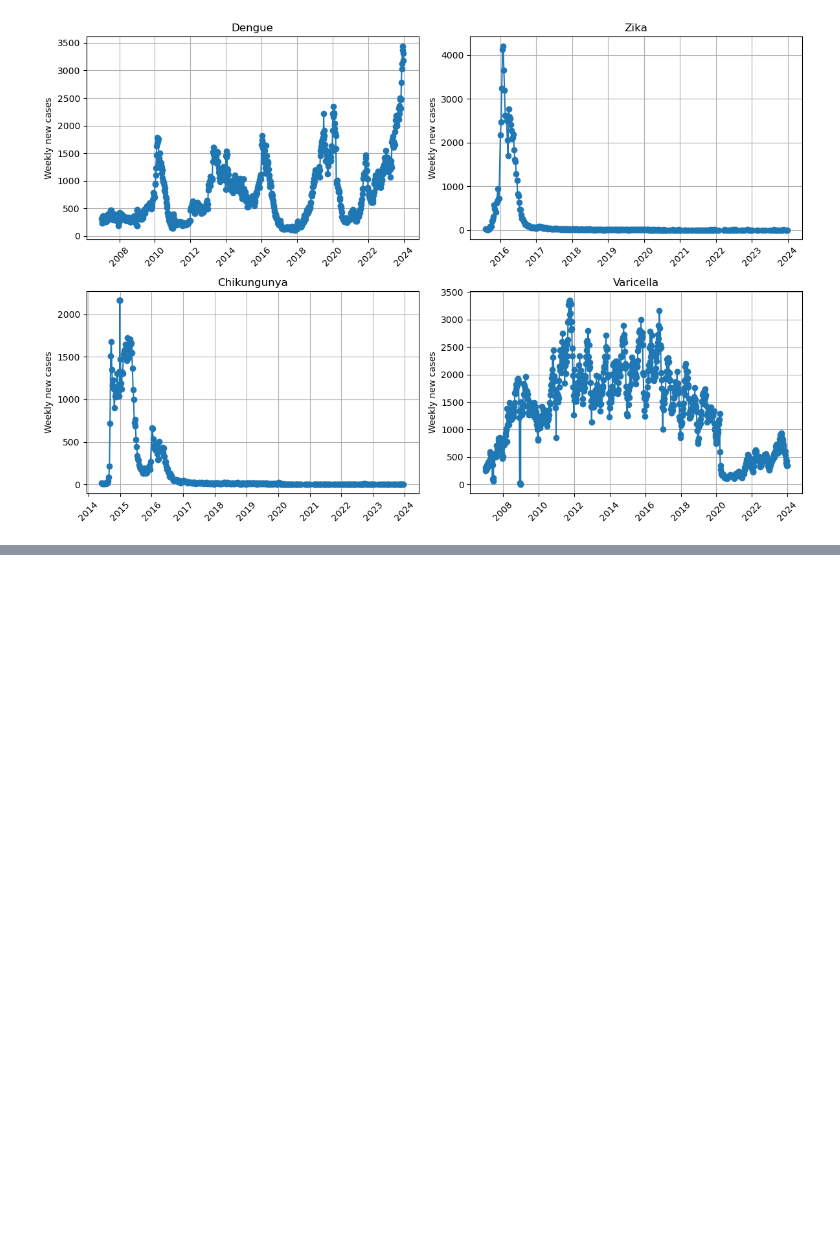
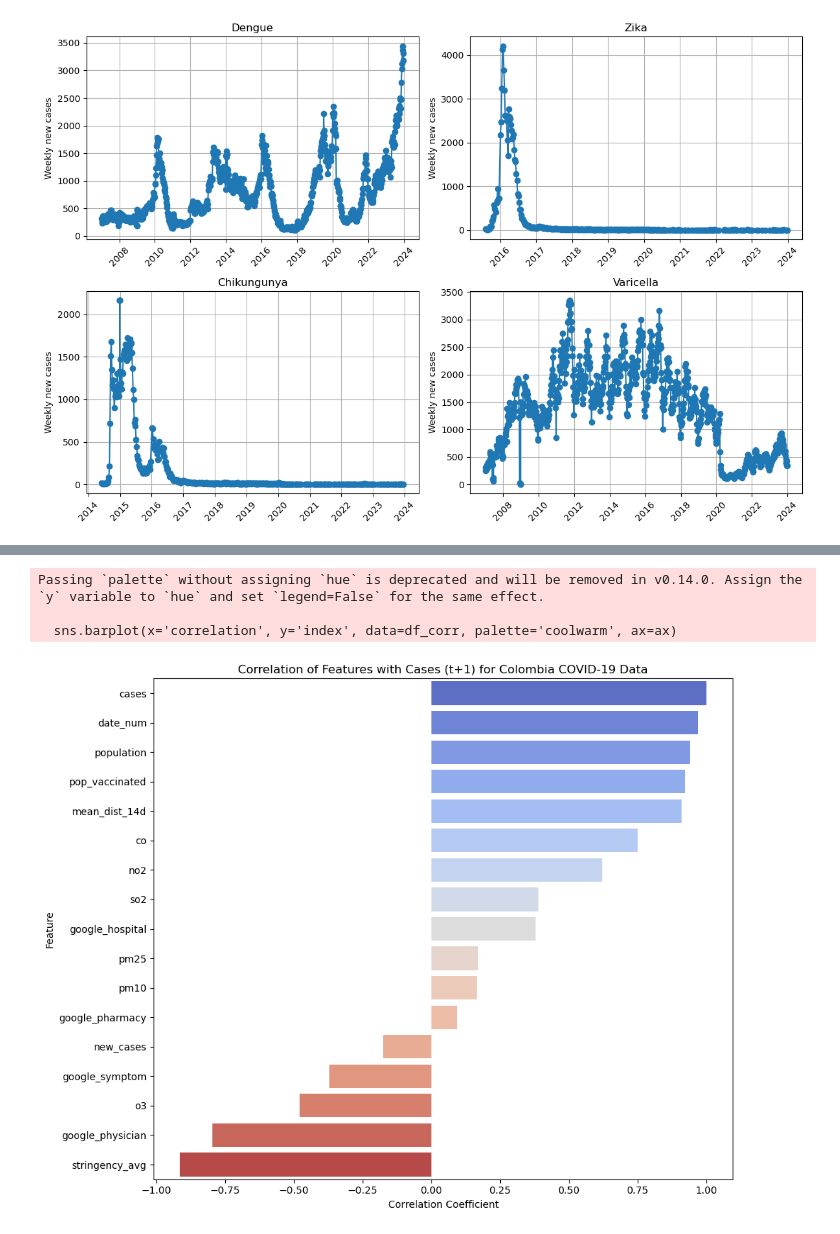
Before and after one commit to danielgvb/thesis, a Jupyter notebook: EDA/02_time_series.ipynb, the cells around one changed output, grey strips where cells are left out. Drawn from its saved outputs; the diff is of its cells as text; code cells hidden in the pictures; blank space fills up the shorter version.

```diff
--- a/EDA/02_time_series.ipynb
+++ b/EDA/02_time_series.ipynb
@@ -482,0 +583,7 @@ fig.savefig(
+# %%
+# sort the df_corr by the first column and keep only the column
+df_corr = df_corr.sort_values(by='cases_t_1', ascending=False)
+df_corr = df_corr[['cases_t_1']].drop('cases_t_1', axis=0)
+df_corr = df_corr.reset_index()
+df_corr = df_corr.rename(columns={'cases_t_1': 'correlation'})
+df_corr
@@ -482,0 +609,21 @@ fig.savefig(
+# %%
+# barplot the correlation values
+fig, ax = plt.subplots(figsize=(10, 8))
+sns.barplot(x='correlation', y='index', data=df_corr, palette='coolwarm', ax=ax)
+ax.set_title('Correlation of Features with Cases (t+1) for Colombia COVID-19 Data')
+ax.set_xlabel('Correlation Coefficient')
+ax.set_ylabel('Feature')
+fig.tight_layout()
+
+# Save before or after plt.show(), both work — but best to save first
+fig.savefig(
+    os.path.join(output_dir, 'correlation_colombia_covid_bars.pdf'),
+    format='pdf',
+    bbox_inches='tight')
+
+plt.show()
+# %% [output]
+Passing `palette` without assigning `hue` is deprecated and will be removed in v0.14.0. Assign the `y` variable to `hue` and set `legend=False` for the same effect.
+
+  sns.barplot(x='correlation', y='index', data=df_corr, palette='coolwarm', ax=ax)
+[figure, added]
```
Also changed, not shown: parts of 30 cells of this notebook, 17 other files.
